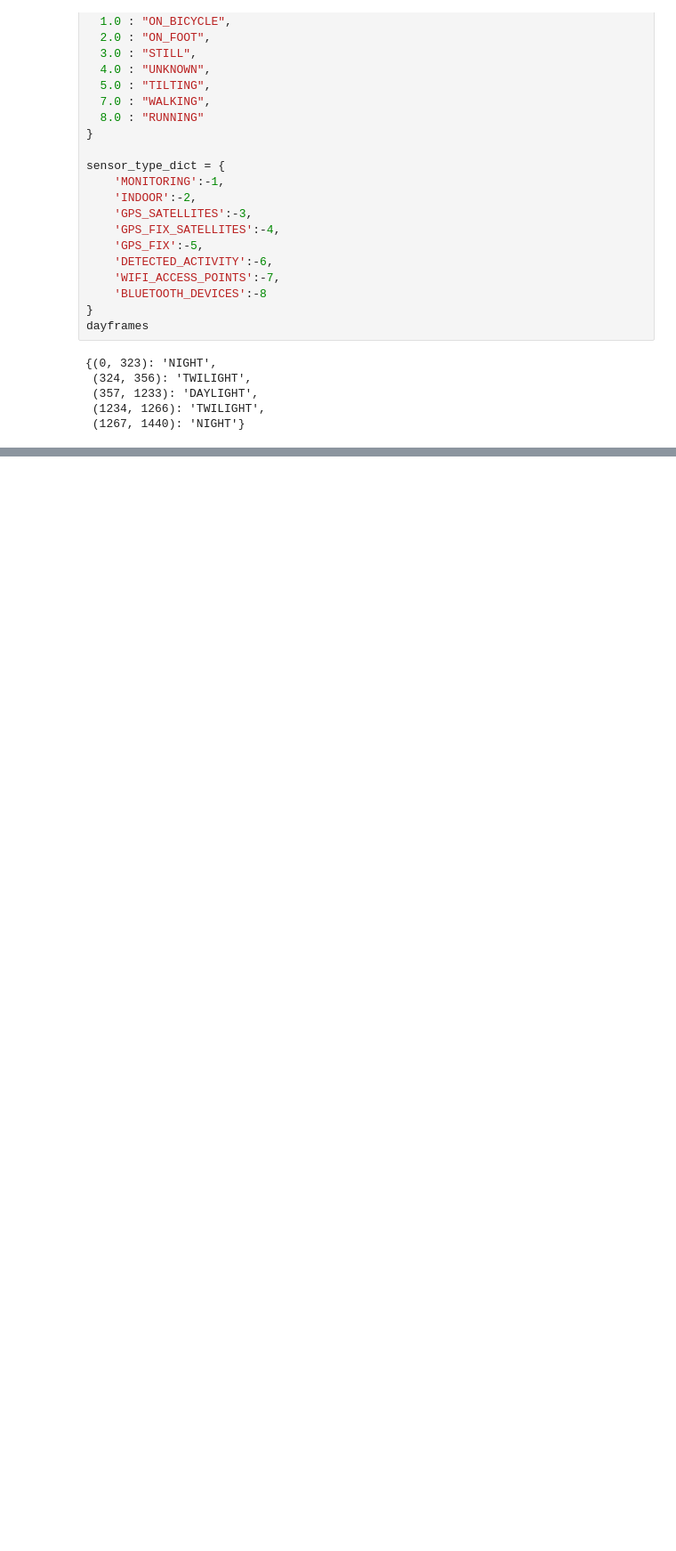
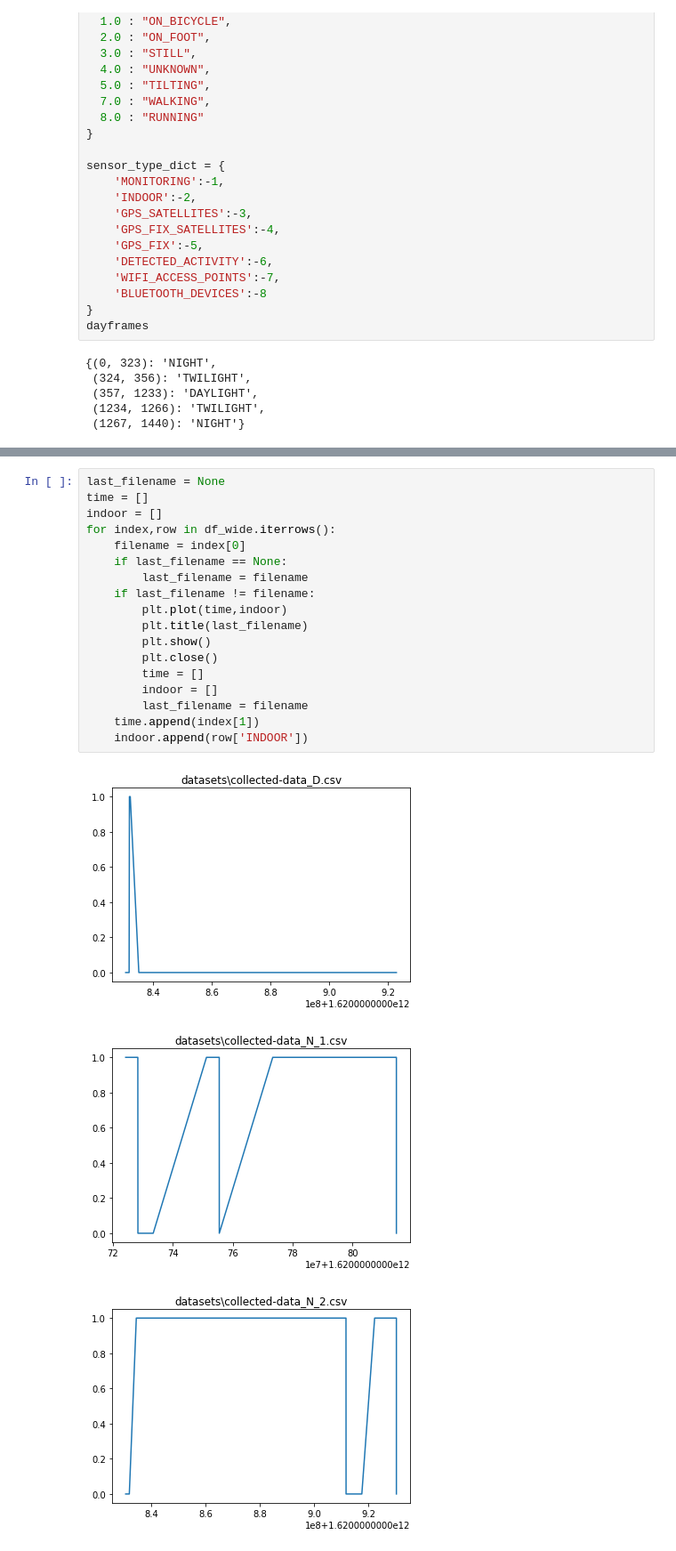
Before and after one commit to SpeedJack/IODataAcquisition, a Jupyter notebook: NeuralNetwork/nntest.ipynb, the cells around one changed output, grey strips where cells are left out. Shown at 89% size. Saved outputs shown, nothing was run; the diff lists cells and outputs as text; blank space fills up the shorter version.

```diff
--- a/NeuralNetwork/nntest.ipynb
+++ b/NeuralNetwork/nntest.ipynb
@@ -182 +186,23 @@ df_wide['INDOOR'].value_counts()
 Name: INDOOR, dtype: int64
+# %%
+last_filename = None
+time = []
+indoor = []
+for index,row in df_wide.iterrows():
+    filename = index[0]
+    if last_filename == None:
+        last_filename = filename
+    if last_filename != filename:
+        plt.plot(time,indoor)
+        plt.title(last_filename)
+        plt.show()
+        plt.close()
+        time = []
+        indoor = []
+        last_filename = filename
+    time.append(index[1])
+    indoor.append(row['INDOOR'])
+# %% [output]
+[figure, added]
+[figure, added]
+[figure, added]
```
Also changed, not shown: parts of 5 cells of this notebook.
